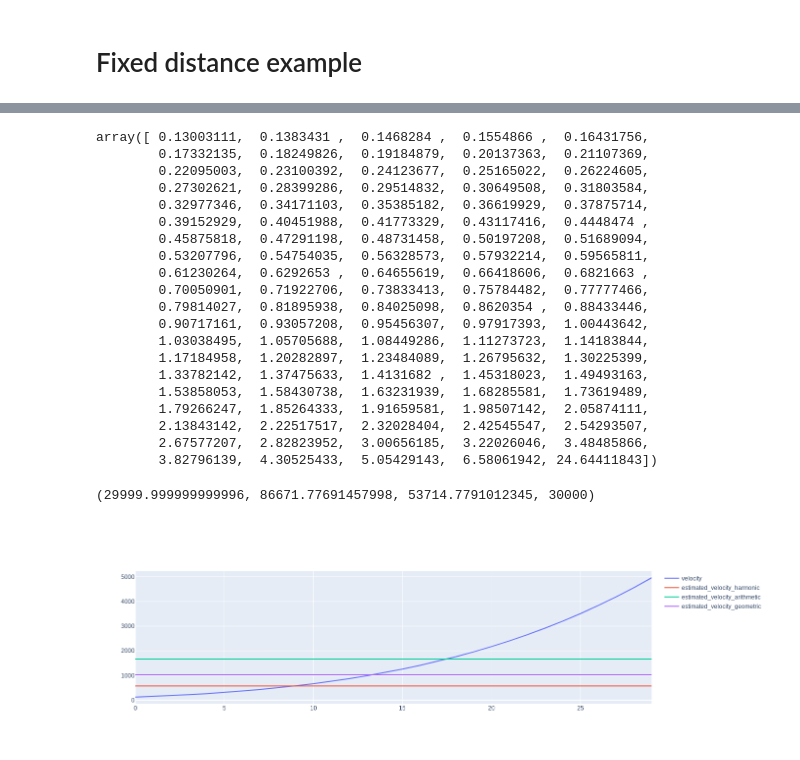
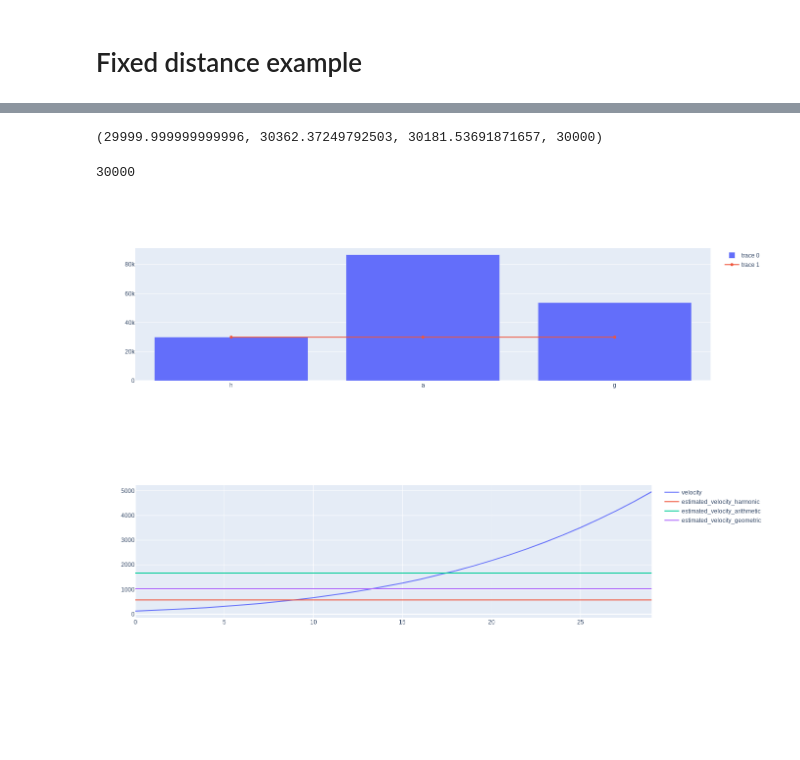
Before and after one commit to wolfenfeld/ML-Tutorials, a Jupyter notebook: notebooks/Untitled1.ipynb, the cells around one changed output, grey strips where cells are left out. Cells and saved outputs as stored; diff of their text form; code cells hidden in the pictures; blank space fills up the shorter version.

```diff
--- a/notebooks/Untitled1.ipynb
+++ b/notebooks/Untitled1.ipynb
@@ -42,41 +13,10 @@ array([0.18191403, 0.19017495, 0.19843588, 0.2066968 , 0.21495773,
-# %%
-t_i
-# %% [output]
-array([ 0.13003111,  0.1383431 ,  0.1468284 ,  0.1554866 ,  0.16431756,
-        0.17332135,  0.18249826,  0.19184879,  0.20137363,  0.21107369,
-        0.22095003,  0.23100392,  0.24123677,  0.25165022,  0.26224605,
-        0.27302621,  0.28399286,  0.29514832,  0.30649508,  0.31803584,
-        0.32977346,  0.34171103,  0.35385182,  0.36619929,  0.37875714,
-        0.39152929,  0.40451988,  0.41773329,  0.43117416,  0.4448474 ,
-        0.45875818,  0.47291198,  0.48731458,  0.50197208,  0.51689094,
-        0.53207796,  0.54754035,  0.56328573,  0.57932214,  0.59565811,
-        0.61230264,  0.6292653 ,  0.64655619,  0.66418606,  0.6821663 ,
-        0.70050901,  0.71922706,  0.73833413,  0.75784482,  0.77777466,
-        0.79814027,  0.81895938,  0.84025098,  0.8620354 ,  0.88433446,
-        0.90717161,  0.93057208,  0.95456307,  0.97917393,  1.00443642,
-        1.03038495,  1.05705688,  1.08449286,  1.11273723,  1.14183844,
-        1.17184958,  1.20282897,  1.23484089,  1.26795632,  1.30225399,
-        1.33782142,  1.37475633,  1.4131682 ,  1.45318023,  1.49493163,
-        1.53858053,  1.58430738,  1.63231939,  1.68285581,  1.73619489,
-        1.79266247,  1.85264333,  1.91659581,  1.98507142,  2.05874111,
-        2.13843142,  2.22517517,  2.32028404,  2.42545547,  2.54293507,
-        2.67577207,  2.82823952,  3.00656185,  3.22026046,  3.48485866,
-        3.82796139,  4.30525433,  5.05429143,  6.58061942, 24.64411843])
 # %%
 n = 30
 mu= 100
 sigma=10
 
-# t_i = sigma * np.random.randn(n) + mu
-# t_i = 1/np.random.randint(10,30,n)
-
-a, b = 5, 1
-
-x = np.linspace(beta.ppf(0.01, a, b),
-                beta.ppf(0.99, a, b), n)
-t_i = 1/beta.pdf(x, a, b)
-
-x_i = 1000
+t_i = sigma * np.random.randn(n) + mu
+x_i = np.array([1000]).repeat(n)
 v_i = x_i/t_i
 
 harmonic_mean_v = hmean(v_i)
@@ -87,9 +27,18 @@ x_predicted_harmonic = harmonic_mean_v*t_i
 x_predicted_geometric = geometric_mean*t_i
 x_predicted_arithmetic  = arithmetic_mean_v*t_i
 # %%
-(harmonic_mean_v*t_i).sum(),(arithmetic_mean_v*t_i).sum() , (geometric_mean_v*t_i).sum() ,n*x_i
+(harmonic_mean_v*t_i).sum(),(arithmetic_mean_v*t_i).sum() , (geometric_mean_v*t_i).sum() ,x_i.sum()
 # %% [output]
-(29999.999999999996, 86671.77691457998, 53714.7791012345, 30000)
+(29999.999999999996, 30362.37249792503, 30181.53691871657, 30000)
+# %%
+n*x_i
+# %% [output]
+30000
+# %%
+iplot(go.Figure(data=[go.Bar(x=['h','a','g'],y=[(harmonic_mean_v*t_i).sum(),(arithmetic_mean_v*t_i).sum() , (geometric_mean_v*t_i).sum()]),
+                      go.Scatter(x=['h','a','g'],y=[n*x_i]*3)]))
+# %% [output]
+[figure, added]
 # %%
 iplot(go.Figure(data=[go.Scatter(x=list(range(n)),y=sorted(v_i),name='velocity'),
                      go.Scatter(x=list(range(n)),y=harmonic_mean_v.repeat(n),name='estimated_velocity_harmonic'),
```
Also changed, not shown: parts of 5 cells of this notebook.
